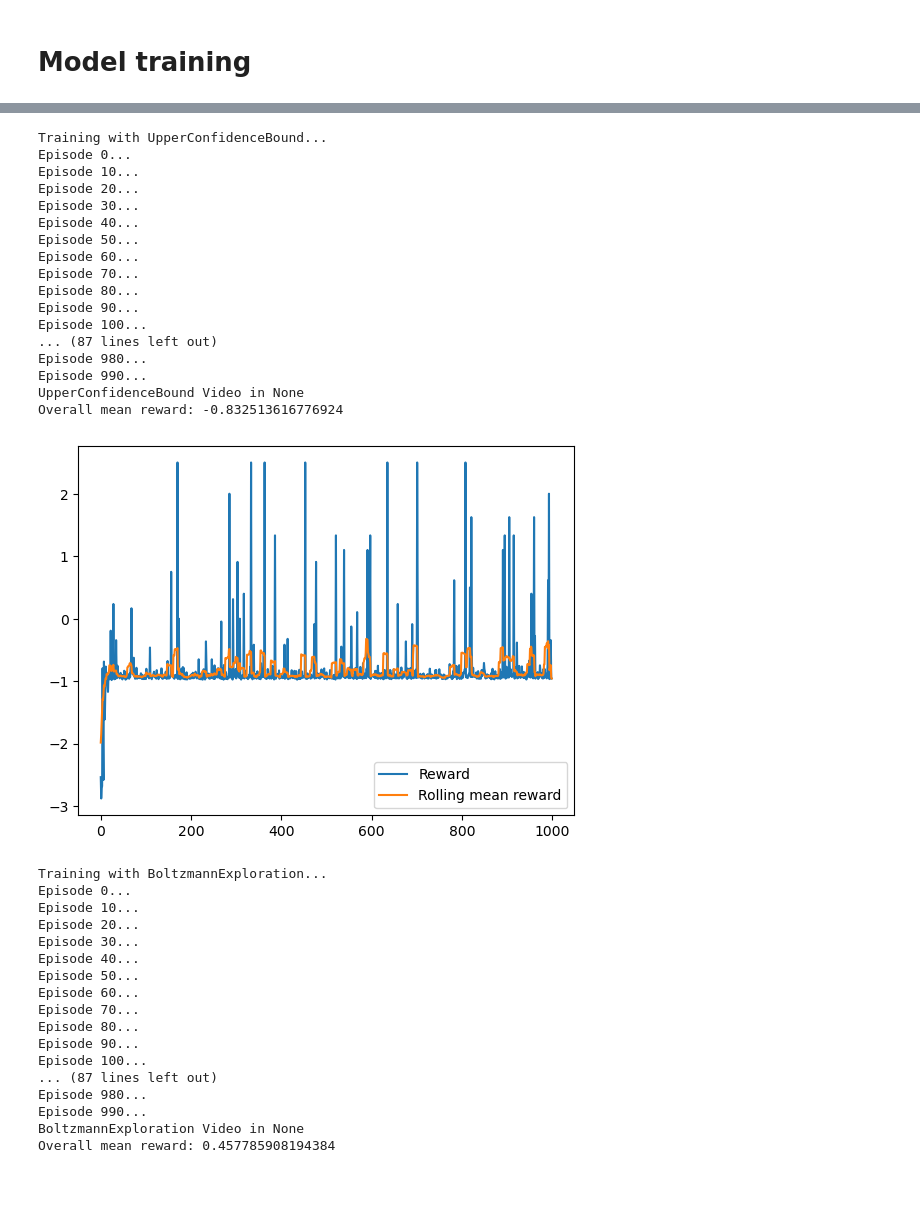
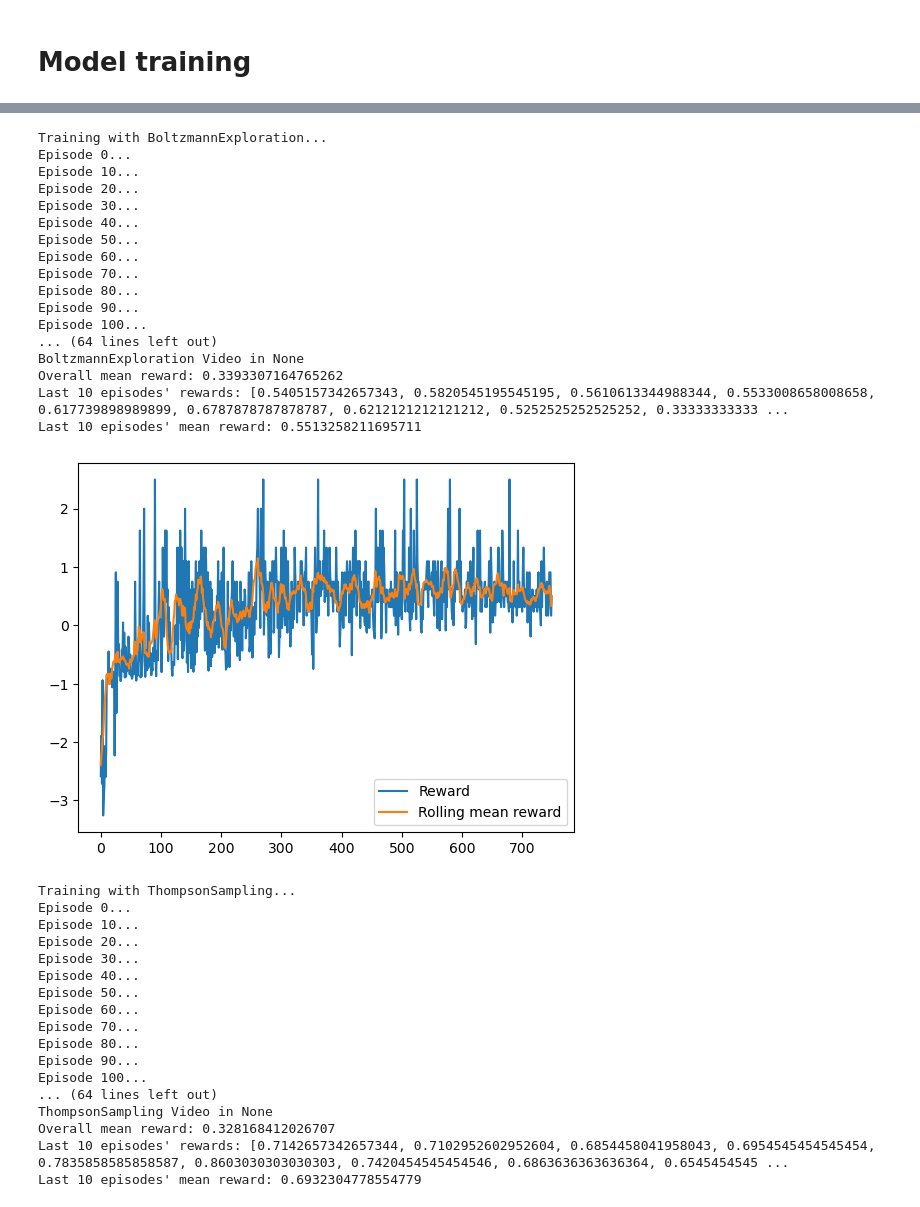
Before and after one commit to shmnrr/CS4049_ASS2, a Jupyter notebook: assessment2.ipynb, the cells around one changed output, grey strips where cells are left out. Saved outputs shown, nothing was run; the diff lists cells and outputs as text; code cells hidden in the pictures.

```diff
--- a/assessment2.ipynb
+++ b/assessment2.ipynb
@@ -82,7 +82,7 @@ class QTable:
                     reward + self.gamma * self.max_reward(next_state) - self.q[state][action_taken]
             )
             else:
-                self.q[state][action_taken] = reward
+                self.q[state][action_taken] += reward
 
     def max_reward(self, state: int) -> float:
         """
@@ -162,7 +162,7 @@ class QNeural:
                     reward + self.gamma * np.max(target[i]) - target[i][action_taken]
                 )
             else:
-                target[i][action_taken] = reward
+                target[i][action_taken] += reward
 
         # Update the model's weights using the modified Q-values
         self.model.fit(state_one_hot, target, epochs=1, verbose=0)
@@ -392,13 +392,11 @@ def learn(env, num_episodes: int, max_steps_per_episode: int, selection_method,
         state_history = []
         state_next_history = []
         done_history = []
-        info_history = []
 
         if print_nth_episode is not None and episode % print_nth_episode == 0:
             print(f"Episode {episode}...")
 
         observation, info = env.reset()
-        info_history.append(info[''])
         done = False
 
         while not done and round < max_steps_per_episode:
@@ -408,7 +406,7 @@ def learn(env, num_episodes: int, max_steps_per_episode: int, selection_method,
             action = s.next_action(l.qt(observation), observation)
 
             old_observation = observation
-            observation, reward, done, _, state = env.step(action)
+            observation, reward, done, _, info = env.step(action)
 
             # Store the information for experience replay
             rewards_history.append(reward)
@@ -446,7 +444,7 @@ def learn(env, num_episodes: int, max_steps_per_episode: int, selection_method,
 env, folder_name = create_environment("Taxi-v3", False)
 
 # Train the agent using Upper Confidence Bound for action selection and QNeural for learning
-rewards, model = learn(env, 10, 10000, EpsilonGreedy, QNeural, print_nth_episode=1)
+rewards, model = learn(env, 10, 100, EpsilonGreedy, QNeural, print_nth_episode=1)
 
 # Display information about video recording folder
 print(f"Video in {folder_name}")
@@ -484,7 +493,11 @@ def train_and_plot(env, num_episodes, max_steps_per_episode, action_selections,
             average_reward.append(np.mean(rewards[x:x+window]))
 
         overall_mean_reward = np.mean(rewards)
+        last_ten_mean = np.mean([average_reward[-10:]])
+
         print(f"Overall mean reward: {overall_mean_reward}")
+        print(f"Last 10 episodes' rewards: {average_reward[-10:]}")
+        print(f"Last 10 episodes' mean reward: {last_ten_mean}")
 
         # Plot the rewards and rolling mean rewards
         plt.plot(rewards, label="Reward")
@@ -496,10 +509,10 @@ def train_and_plot(env, num_episodes, max_steps_per_episode, action_selections,
 env, folder_name = create_environment("Taxi-v3", False)
 
 # List of action selection methods
-action_selections = [EpsilonGreedy, UpperConfidenceBound, BoltzmannExploration, ThompsonSampling]
+action_selections = [EpsilonGreedy, BoltzmannExploration, ThompsonSampling]
 
 # Call the function
-models = train_and_plot(env, 1000, 100000, action_selections, QTable)
+models = train_and_plot(env, 750, 1000, action_selections, QTable)
 # %% [output]
 Training with EpsilonGreedy...
 Episode 0...
@@ -522,22 +535,22 @@ Overall mean reward: 0.359131142456172
-Training with UpperConfidenceBound...
+Training with BoltzmannExploration...
 Episode 0...
 Episode 10...
 Episode 20...
 Episode 30...
 Episode 40...
 Episode 50...
 Episode 60...
 Episode 70...
 Episode 80...
 Episode 90...
 Episode 100...
-... (87 lines left out)
-Episode 980...
-Episode 990...
-UpperConfidenceBound Video in None
-Overall mean reward: -0.832513616776924
+... (64 lines left out)
+BoltzmannExploration Video in None
+Overall mean reward: 0.3393307164765262
+Last 10 episodes' rewards: [0.5405157342657343, 0.5820545195545195, 0.5610613344988344, 0.5533008658008658, 0.617739898989899, 0.6787878787878787, 0.6212121212121212, 0.5252525252525252, 0.33333333333 ...
+Last 10 episodes' mean reward: 0.5513258211695711
-[figure, old version]
+[figure, new version]
-Training with BoltzmannExploration...
+Training with ThompsonSampling...
 Episode 0...
 Episode 10...
 Episode 20...
@@ -549,8 +562,8 @@ Episode 70...
 Episode 80...
 Episode 90...
 Episode 100...
-... (87 lines left out)
-Episode 980...
-Episode 990...
-BoltzmannExploration Video in None
-Overall mean reward: 0.457785908194384
+... (64 lines left out)
+ThompsonSampling Video in None
+Overall mean reward: 0.328168412026707
+Last 10 episodes' rewards: [0.7142657342657344, 0.7102952602952604, 0.6854458041958043, 0.6954545454545454, 0.7835858585858587, 0.8603030303030303, 0.7420454545454546, 0.6863636363636364, 0.6545454545 ...
+Last 10 episodes' mean reward: 0.6932304778554779
```
Also changed, not shown: parts of 2 cells of this notebook.
